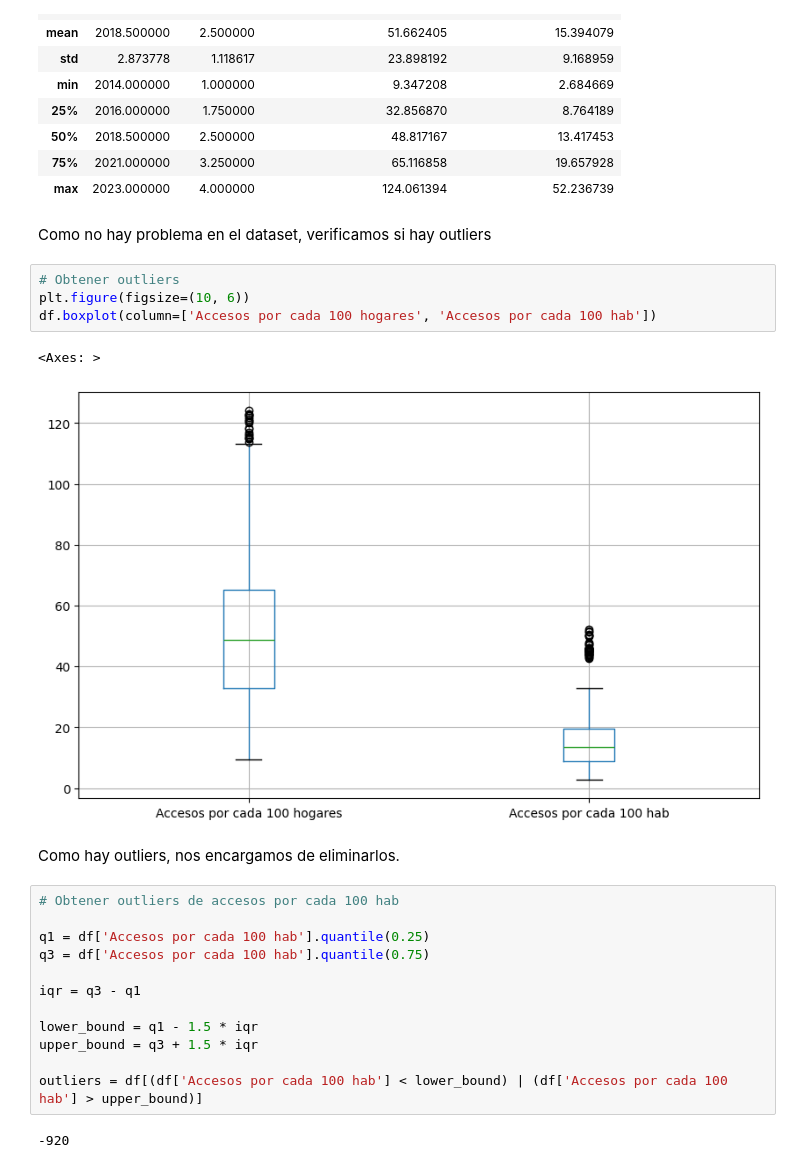
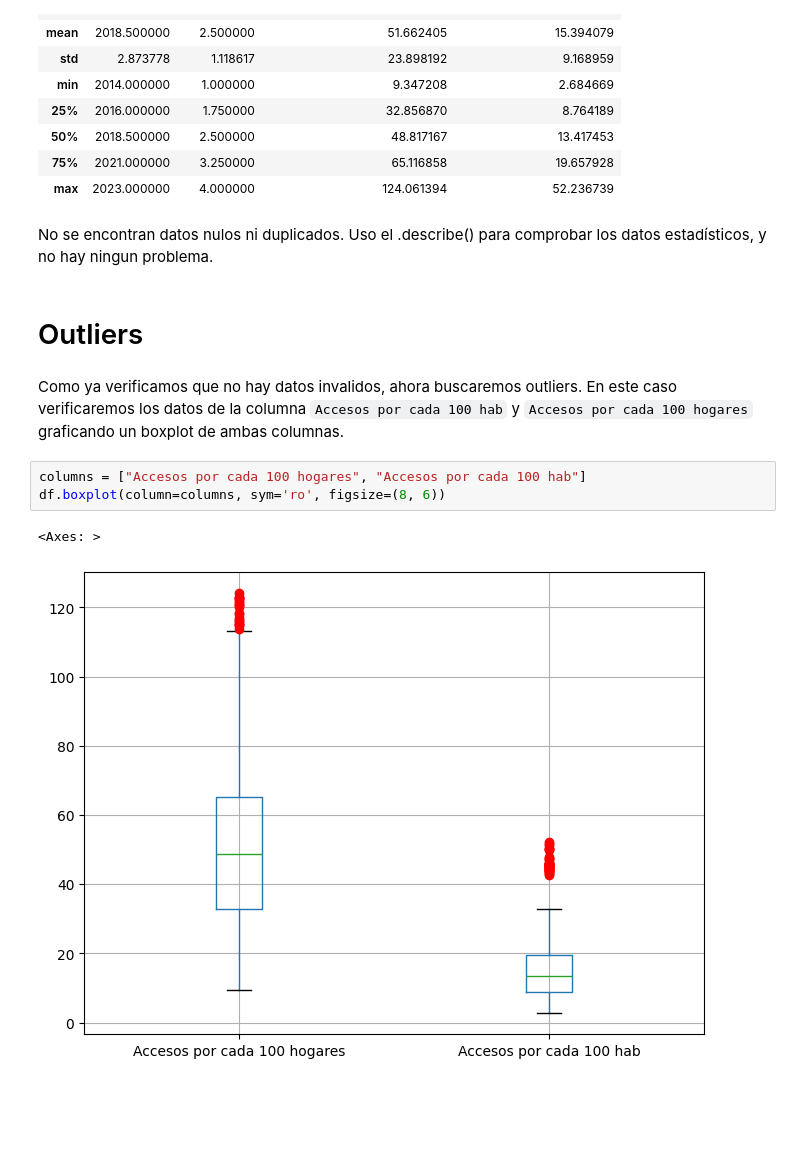
Before and after one commit to Thejairex/Proyecto-Individual-N-2, a Jupyter notebook: EDA/internet copy.ipynb, the cells around one changed output. Drawn from its saved outputs; the diff is of its cells as text; blank space fills up the shorter version.

```diff
--- a/EDA/internet copy.ipynb
+++ b/EDA/internet copy.ipynb
@@ -33,28 +34,16 @@ Total de duplicados 0
 | 50% | 2018.500000 | 2.500000 | 48.817167 | 13.417453 |
 | 75% | 2021.000000 | 3.250000 | 65.116858 | 19.657928 |
 | max | 2023.000000 | 4.000000 | 124.061394 | 52.236739 |
-# %% [markdown]
-Como no hay problema en el dataset, verificamos si hay outliers
+# %% [markdown]
+No se encontran datos nulos ni duplicados. Uso el .describe() para comprobar los datos estadísticos, y no hay ningun problema.
+# %% [markdown]
+# Outliers
+# %% [markdown]
+Como ya verificamos que no hay datos invalidos, ahora buscaremos outliers.
+En este caso verificaremos los datos de la columna `Accesos por cada 100 hab` y `Accesos por cada 100 hogares` graficando un boxplot de ambas columnas.
 # %%
-# Obtener outliers
-plt.figure(figsize=(10, 6))
-df.boxplot(column=['Accesos por cada 100 hogares', 'Accesos por cada 100 hab'])
+columns = ["Accesos por cada 100 hogares", "Accesos por cada 100 hab"]
+df.boxplot(column=columns, sym='ro', figsize=(8, 6))
 # %% [output]
 <Axes: >
-[figure, old version]
+[figure, new version]
-# %% [markdown]
-Como hay outliers, nos encargamos de eliminarlos.
-# %%
-# Obtener outliers de accesos por cada 100 hab
-
-q1 = df['Accesos por cada 100 hab'].quantile(0.25)
-q3 = df['Accesos por cada 100 hab'].quantile(0.75)
-
-iqr = q3 - q1
-
-lower_bound = q1 - 1.5 * iqr
-upper_bound = q3 + 1.5 * iqr
-
-outliers = df[(df['Accesos por cada 100 hab'] < lower_bound) | (df['Accesos por cada 100 hab'] > upper_bound)]
-# %% [output]
--920
```
Also changed, not shown: parts of 5 cells of this notebook, 2 other files.
